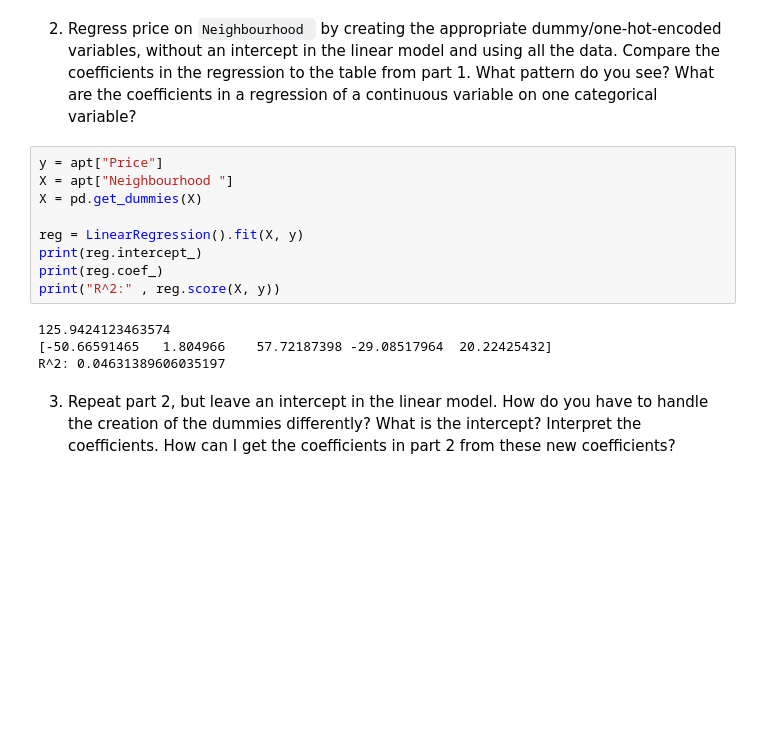
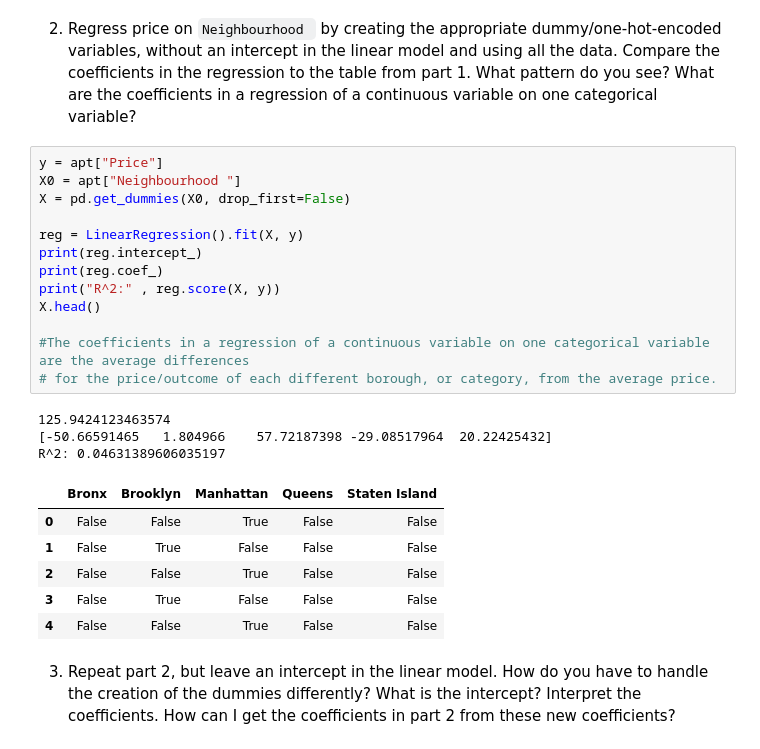
Before and after one commit to nylaup/linearModels, a Jupyter notebook: assignment/assignment.ipynb, the cells around one changed output. Drawn from its saved outputs; the diff is of its cells as text; blank space fills up the shorter version.

```diff
--- a/assignment/assignment.ipynb
+++ b/assignment/assignment.ipynb
@@ -80,16 +80,26 @@ sns.kdeplot(apt, x='logPrice', hue="Neighbourhood ") #kde of log price
 2. Regress price on `Neighbourhood ` by creating the appropriate dummy/one-hot-encoded variables, without an intercept in the linear model and using all the data. Compare the coefficients in the regression to the table from part 1. What pattern do you see? What are the coefficients in a regression of a continuous variable on one categorical variable?
 # %%
 y = apt["Price"]
-X = apt["Neighbourhood "]
-X = pd.get_dummies(X)
+X0 = apt["Neighbourhood "]
+X = pd.get_dummies(X0, drop_first=False)
 
 reg = LinearRegression().fit(X, y)
 print(reg.intercept_)
 print(reg.coef_)
 print("R^2:" , reg.score(X, y))
+X.head()
+
+#The coefficients in a regression of a continuous variable on one categorical variable are the average differences
+# for the price/outcome of each different borough, or category, from the average price.
 # %% [output]
 125.9424123463574
 [-50.66591465   1.804966    57.72187398 -29.08517964  20.22425432]
 R^2: 0.04631389606035197
+|  | Bronx | Brooklyn | Manhattan | Queens | Staten Island |
+| 0 | False | False | True | False | False |
+| 1 | False | True | False | False | False |
+| 2 | False | False | True | False | False |
+| 3 | False | True | False | False | False |
+| 4 | False | False | True | False | False |
 # %% [markdown]
 3. Repeat part 2, but leave an intercept in the linear model. How do you have to handle the creation of the dummies differently? What is the intercept? Interpret the coefficients. How can I get the coefficients in part 2 from these new coefficients?
```
Also changed, not shown: parts of 10 cells of this notebook.
